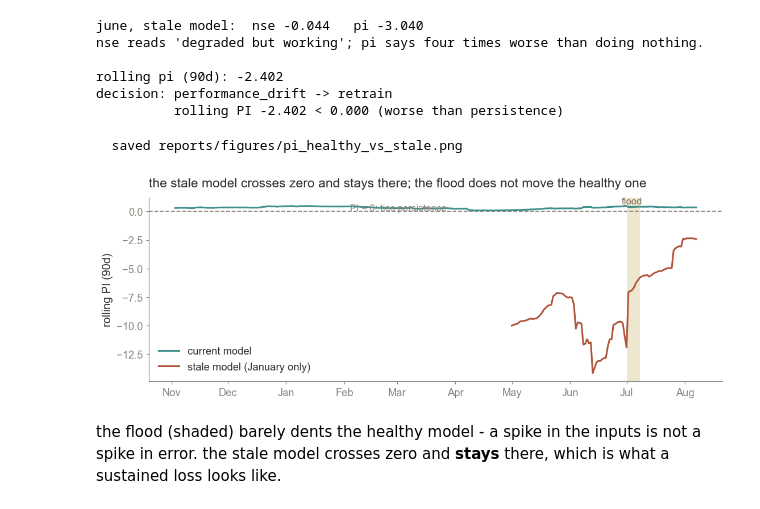
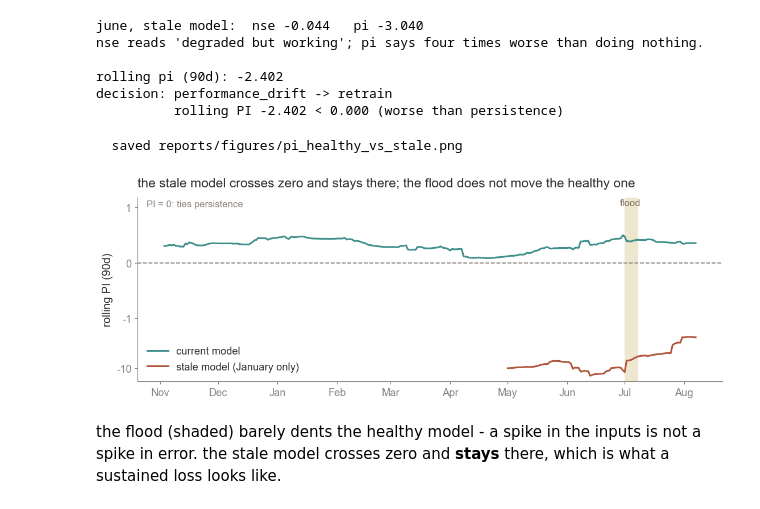
Before and after one commit to babnigg/streamflow-mlops, a Jupyter notebook: notebooks/05_monitoring.ipynb, the cells around one changed output. Cells and saved outputs as stored; diff of their text form; code cells hidden in the pictures.

```diff
--- a/notebooks/05_monitoring.ipynb
+++ b/notebooks/05_monitoring.ipynb
@@ -299,25 +299,33 @@ decision: performance_drift -> retrain
 # %%
 fig, ax = plt.subplots(figsize=WIDE)
 ax.axvspan(pd.Timestamp("2026-07-01"), pd.Timestamp("2026-07-08"),
            color=GOLD, alpha=.30, lw=0, zorder=1)
 ax.plot(s_ok.date, monitor.rolling_pi(s_ok), color=TEAL, label="current model", zorder=3)
 ax.plot(s_stale.date, pi_stale, color=CLAY, label="stale model (January only)", zorder=3)
 ax.axhline(0, color=MUTED, lw=1.2, ls="--", zorder=2)
 
-lo, hi = ax.get_ylim()
-ax.text(pd.Timestamp("2026-07-04"), hi, "flood", color=BROWN,
+# symlog: the stale model reaches about -14 while the healthy one lives between
+# 0 and 0.5. On a linear scale one of them is always invisible. Linear within
+# +/-1, compressed beyond, so both keep their shape.
+ax.set_yscale("symlog", linthresh=1)
+ax.set_yticks([-10, -1, 0, 1])
+ax.set_yticklabels(["-10", "-1", "0", "1"])
+ax.set_ylim(float(pi_stale.min()) * 1.3, 1.6)
+
+ax.text(pd.Timestamp("2026-07-04"), 1.5, "flood", color=BROWN,
         ha="center", va="top", fontsize=11)
-ax.text(s_stale.date.iloc[3], 0.06, "PI = 0: ties persistence", color=MUTED, fontsize=11)
+ax.annotate("PI = 0: ties persistence", xy=(0.015, 0.985), xycoords="axes fraction",
+            color=MUTED, fontsize=11, ha="left", va="top")
 
 ax.set_ylabel(f"rolling PI ({MON['pi_window_days']}d)")
 ax.legend(loc="lower left")
 ax.xaxis.set_major_formatter(mdates.DateFormatter("%b"))
 ax.set_title("the stale model crosses zero and stays there; "
              "the flood does not move the healthy one")
 save(fig, "pi_healthy_vs_stale"); plt.show()
 # %% [output]
   saved reports/figures/pi_healthy_vs_stale.png
-[figure, old version]
+[figure, new version]
 # %% [markdown]
 the flood (shaded) barely dents the healthy model - a spike in the inputs is not a
 spike in error. the stale model crosses zero and **stays** there, which is what a
```
Also changed, not shown: parts of 1 cell of this notebook, 1 other file.
